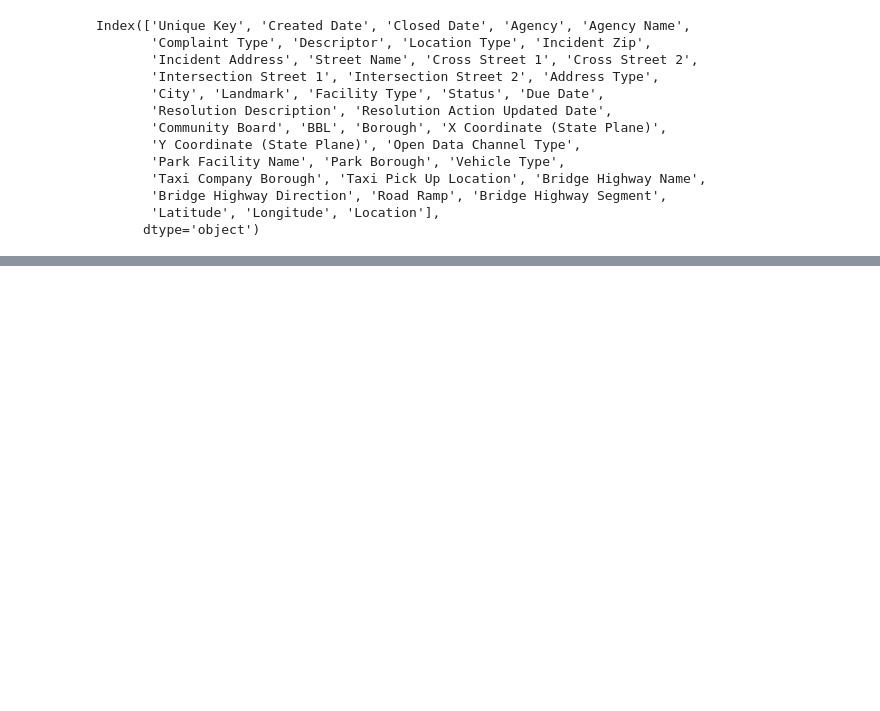
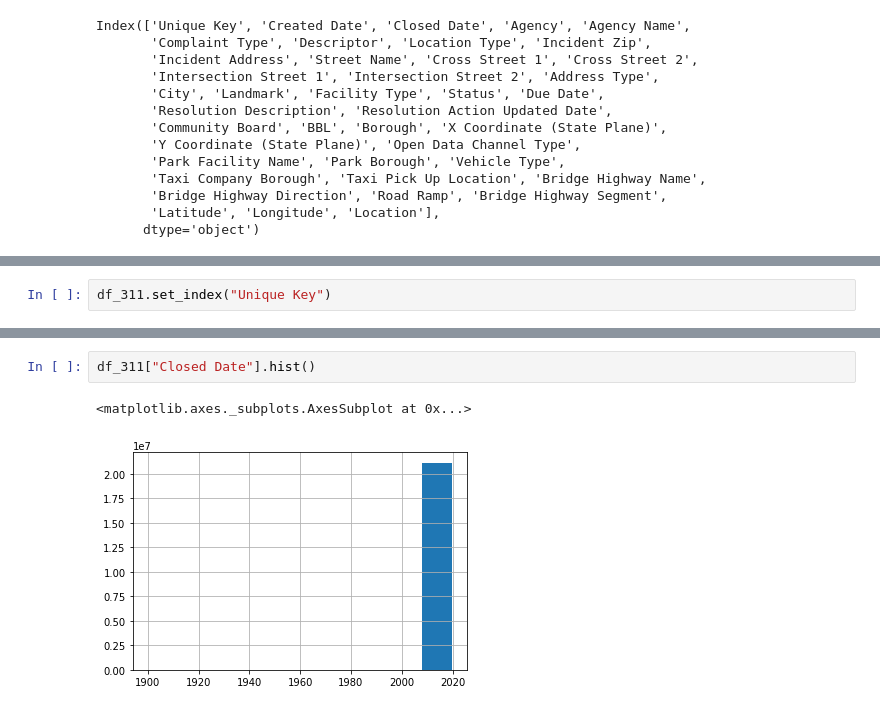
Before and after one commit to Battleman/Squada, a Jupyter notebook: data_pipeline_artur.ipynb, the cells around one changed output, grey strips where cells are left out. Drawn from its saved outputs; the diff is of its cells as text; blank space fills up the shorter version.

```diff
--- a/data_pipeline_artur.ipynb
+++ b/data_pipeline_artur.ipynb
@@ -27,0 +234,2 @@ read_csv
+# %%
+df_311.set_index("Unique Key")
@@ -27,0 +251,5 @@ read_csv
+# %%
+df_311["Closed Date"].hist()
+# %% [output]
+<matplotlib.axes._subplots.AxesSubplot at 0x...>
+[figure, added]
```
Also changed, not shown: parts of 77 cells of this notebook.
